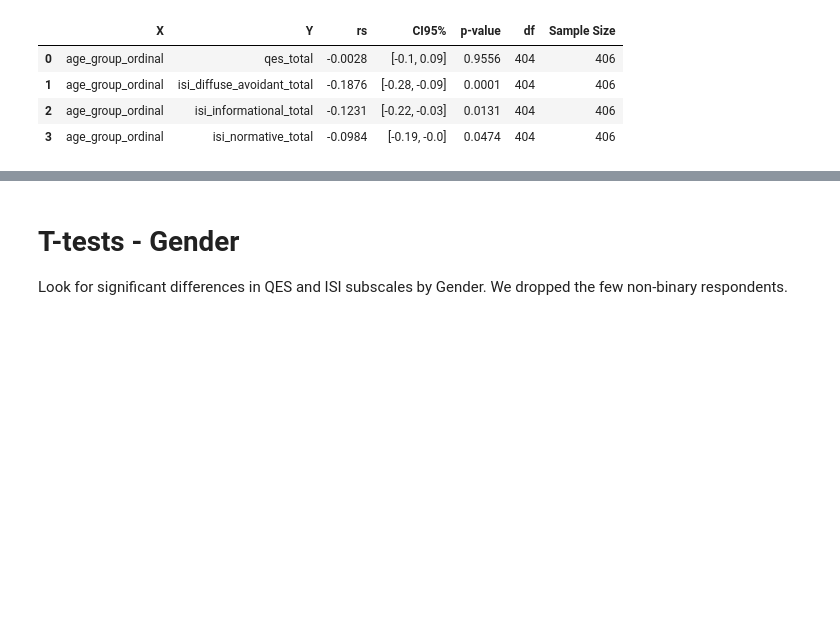
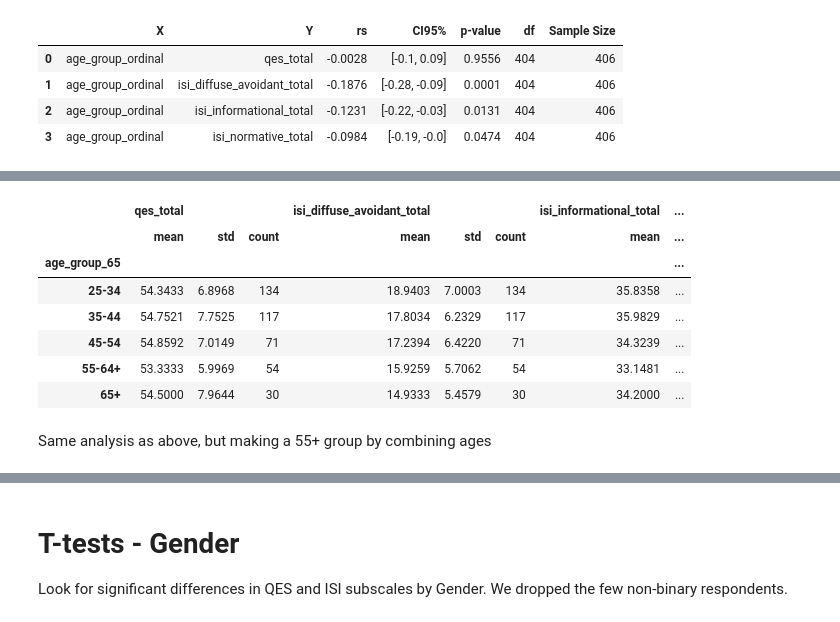
Before and after one commit to ReneeErnst/worldview-study, a Jupyter notebook: notebooks/analysis.ipynb, the cells around one changed output, grey strips where cells are left out. Saved outputs shown, nothing was run; the diff lists cells and outputs as text; code cells hidden in the pictures; blank space fills up the shorter version.

```diff
--- a/notebooks/analysis.ipynb
+++ b/notebooks/analysis.ipynb
@@ -186,0 +232,23 @@ display(age_group_stats)
+# %%
+# mean/sd/count(num participants) for ISI by age group
+age_group_stats = df.groupby("age_group_65")[
+    [
+        "qes_total",
+        "isi_diffuse_avoidant_total",
+        "isi_informational_total",
+        "isi_normative_total",
+    ]
+].agg(["mean", "std", "count"])
+
+display(age_group_stats)
+# %% [output]
+|  | qes_total |  |  | isi_diffuse_avoidant_total |  |  | isi_informational_total | ... |
+|  | mean | std | count | mean | std | count | mean | ... |
+| age_group_65 |  |  |  |  |  |  |  | ... |
+| 25-34 | 54.3433 | 6.8968 | 134 | 18.9403 | 7.0003 | 134 | 35.8358 | ... |
+| 35-44 | 54.7521 | 7.7525 | 117 | 17.8034 | 6.2329 | 117 | 35.9829 | ... |
+| 45-54 | 54.8592 | 7.0149 | 71 | 17.2394 | 6.4220 | 71 | 34.3239 | ... |
+| 55-64+ | 53.3333 | 5.9969 | 54 | 15.9259 | 5.7062 | 54 | 33.1481 | ... |
+| 65+ | 54.5000 | 7.9644 | 30 | 14.9333 | 5.4579 | 30 | 34.2000 | ... |
+# %% [markdown]
+Same analysis as above, but making a 55+ group by combining ages
```
Also changed, not shown: parts of 43 cells of this notebook.
